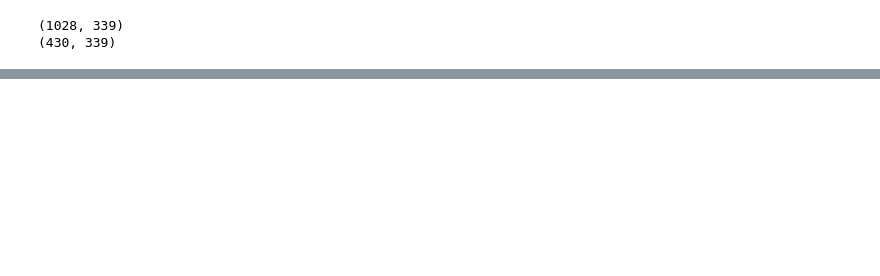
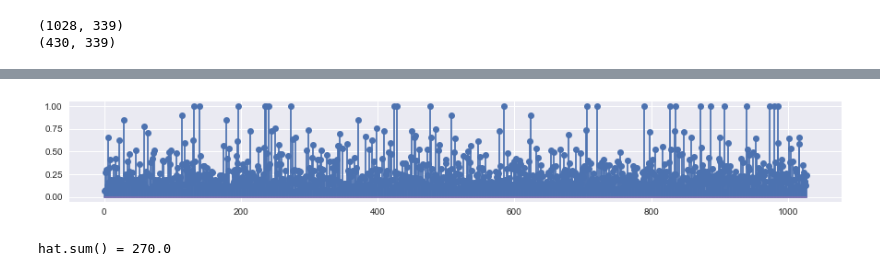
Before and after one commit to kjw1oo/FC_linear_First, a Jupyter notebook: FC_linear_regression.ipynb, the cells around one changed output, grey strips where cells are left out. Cells and saved outputs as stored; diff of their text form; code cells hidden in the pictures; blank space fills up the shorter version.

```diff
--- a/FC_linear_regression.ipynb
+++ b/FC_linear_regression.ipynb
@@ -332,0 +326,9 @@ print(test.shape)
+# %%
+dfX0 = train
+const = pd.DataFrame(np.array([1.0 for _ in range(len(train))]), columns = ['const'])
+dfX = pd.concat([const, dfX0], axis = 1)
+
+dfy = pd.DataFrame(y_train, columns = ['SalePrice'])
+
+result = sm.OLS(dfy, dfX).fit()
+print(result.summary())
@@ -332,0 +373,11 @@ print(test.shape)
+# %%
+influence = result.get_influence()
+hat = influence.hat_matrix_diag
+
+plt.figure(figsize=(15, 2))
+plt.stem(hat)
+plt.show()
+print("hat.sum() =", hat.sum())
+# %% [output]
+[figure, added]
+hat.sum() = 270.0
```
Also changed, not shown: parts of 38 cells of this notebook.
